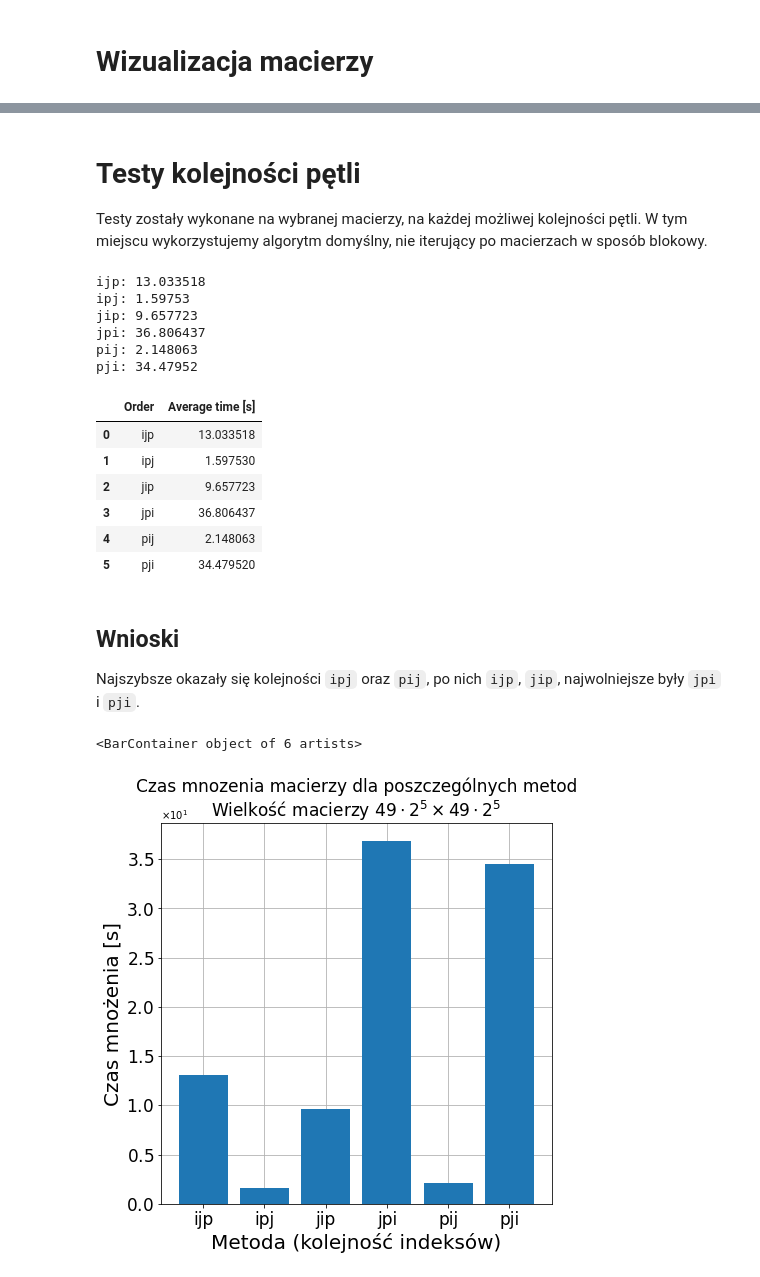
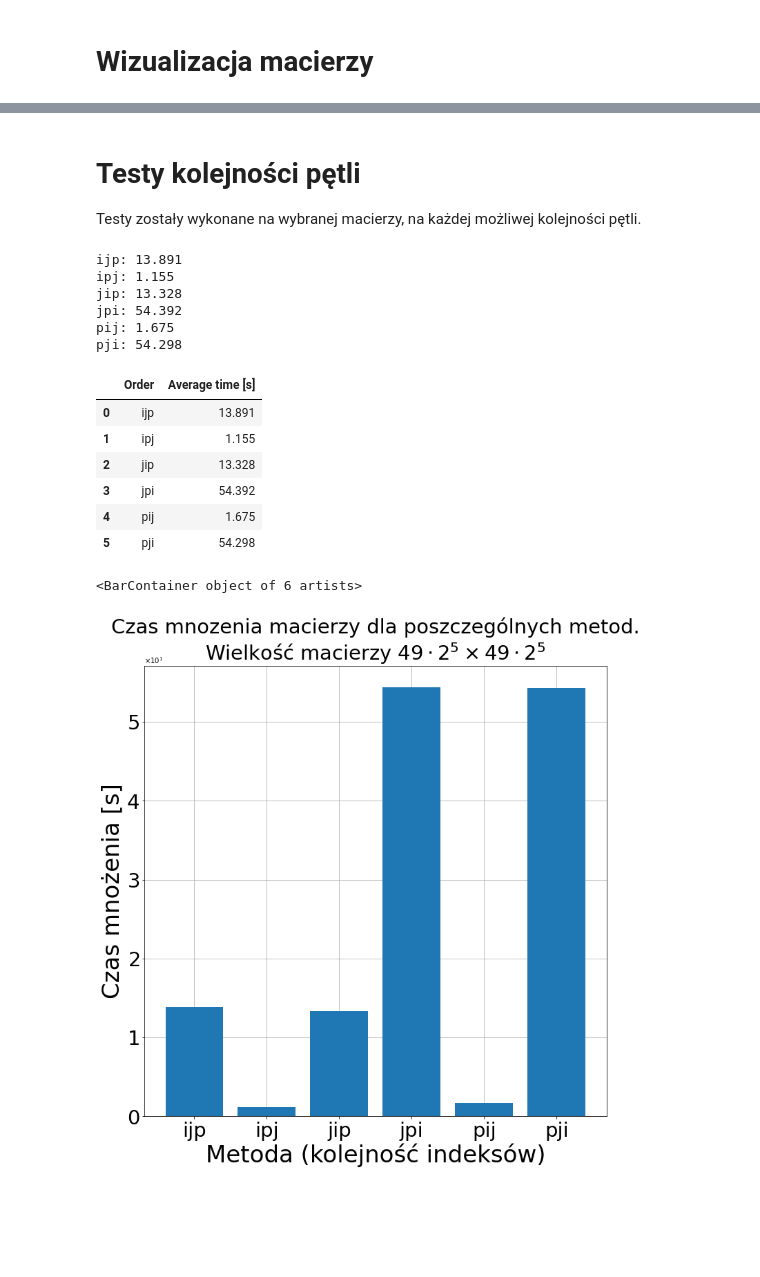
Before and after one commit to anuar2k/AM-2021, a Jupyter notebook: lab01/lab01.ipynb, the cells around one changed output, grey strips where cells are left out. Drawn from its saved outputs; the diff is of its cells as text; code cells hidden in the pictures; blank space fills up the shorter version.

```diff
--- a/lab01/lab01.ipynb
+++ b/lab01/lab01.ipynb
@@ -23,14 +15,16 @@ ModuleNotFoundError: No module named 'matplotlib'
 # %%
 def load_base_matrix():
-    return np.genfromtxt('riga49.csv', delimiter=',')
+    return np.genfromtxt('xd.csv', delimiter=',')
+
 
 def generate_matrix(q):
     t = load_base_matrix()
     return np.block([[t] * q] * q)
 # %%
-q = 2 ** 5
+q = 2**5
 A = generate_matrix(q)
 B = A
-_, AxB = calc(A, B, 'pij')
+AxB = A@B
+T = load_base_matrix()
 # %% [markdown]
 # Wizualizacja macierzy
@@ -52,7 +51,7 @@ Text(0.5, 1.0, 'Macierz $A \\times B$')
 # %% [markdown]
 # Testy kolejności pętli
 
-Testy zostały wykonane na wybranej macierzy, na każdej możliwej kolejności pętli. W tym miejscu wykorzystujemy algorytm domyślny, nie iterujący po macierzach w sposób blokowy.
+Testy zostały wykonane na wybranej macierzy, na każdej możliwej kolejności pętli.
 # %%
 orders = [
     'ijp',
@@ -75,37 +74,35 @@ def measure_time(A, B, orders=orders, tries=1):
         print(f'{order}: {avg_time}')
     return pd.DataFrame(res_df, columns=('order', 'avg_time'))
 # %%
-res_df = measure_time(A, B, tries=10)
+res_df = measure_time(A, B, tries=1)
 res_df.rename(columns={'order': 'Order', 'avg_time': 'Average time [s]'})
 # %% [output]
-ijp: 13.033518
-ipj: 1.59753
-jip: 9.657723
-jpi: 36.806437
-pij: 2.148063
-pji: 34.47952
+ijp: 13.891
+ipj: 1.155
+jip: 13.328
+jpi: 54.392
+pij: 1.675
+pji: 54.298
 |  | Order | Average time [s] |
-| 0 | ijp | 13.033518 |
-| 1 | ipj | 1.597530 |
-| 2 | jip | 9.657723 |
-| 3 | jpi | 36.806437 |
-| 4 | pij | 2.148063 |
-| 5 | pji | 34.479520 |
+| 0 | ijp | 13.891 |
+| 1 | ipj | 1.155 |
+| 2 | jip | 13.328 |
+| 3 | jpi | 54.392 |
+| 4 | pij | 1.675 |
+| 5 | pji | 54.298 |
-# %% [markdown]
-## Wnioski
-Najszybsze okazały się kolejności `ipj` oraz `pij`, po nich `ijp`, `jip`, najwolniejsze były `jpi` i `pji`.
 # %%
 matrix_size = '$49 \\cdot 2^{5} \\times 49 \\cdot 2^{5}$'
 # %%
 xs, ys = res_df['order'], res_df['avg_time']
-fig = plt.figure(figsize = (7, 7))
-plt.title(f'Czas mnozenia macierzy dla poszczególnych metod\nWielkość macierzy {matrix_size}', fontsize = 17)
-plt.xlabel('Metoda (kolejność indeksów)', fontsize = 20)
-plt.ylabel('Czas mnożenia [s]', fontsize = 20)
-plt.tick_params(axis='both', which='major', labelsize = 17)
+fig = plt.figure(figsize = (12, 12))
+plt.title(f'Czas mnozenia macierzy dla poszczególnych metod.\nWielkość macierzy {matrix_size}', fontsize = 29)
+plt.xlabel('Metoda (kolejność indeksów)', fontsize = 34)
+plt.ylabel('Czas mnożenia [s]', fontsize = 34)
+plt.tick_params(axis='both', which='major', labelsize = 29)
 plt.ticklabel_format(axis='y', style='sci', scilimits=(0, 0), useMathText=True)
+# plt.yscale('log')
 plt.grid(zorder=-1)
 plt.bar(xs, ys, zorder=3)
 # %% [output]
 <BarContainer object of 6 artists>
-[figure, old version]
+[figure, new version]
```
Also changed, not shown: parts of 24 cells of this notebook.
